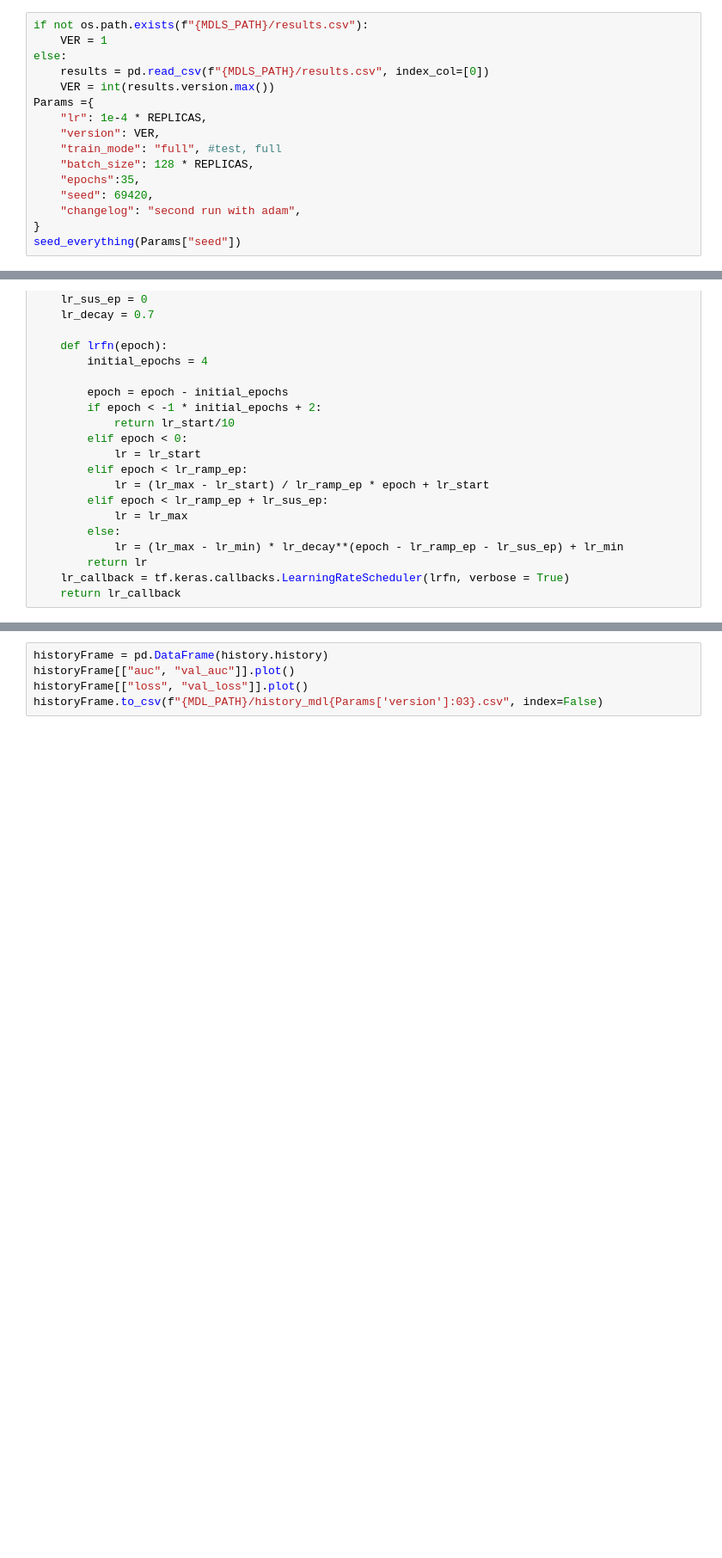
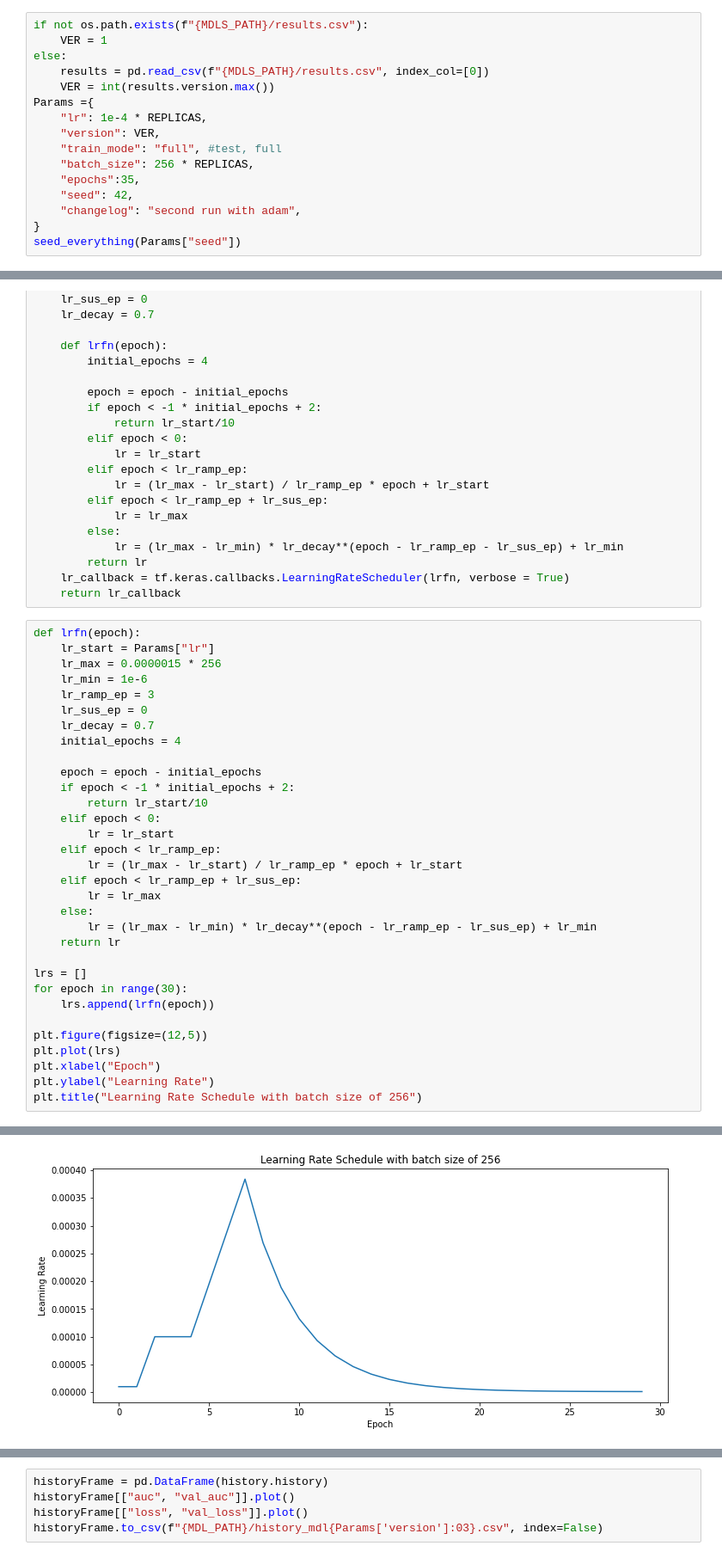
Before and after one commit to jillerhaus/KaggleG2Net, a Jupyter notebook: working/train.ipynb, the cells around one changed output, grey strips where cells are left out. Shown: that part at 86% size. Saved outputs shown, nothing was run; the diff lists cells and outputs as text; blank space fills up the shorter version.

```diff
--- a/working/train.ipynb
+++ b/working/train.ipynb
@@ -128,9 +169,9 @@ Params ={
     "lr": 1e-4 * REPLICAS,
     "version": VER,
     "train_mode": "full", #test, full
-    "batch_size": 128 * REPLICAS,
+    "batch_size": 256 * REPLICAS,
     "epochs":35,
-    "seed": 69420,
+    "seed": 42,
     "changelog": "second run with adam",
 }
 seed_everything(Params["seed"])
@@ -648,3 +632,36 @@ def get_lr_callback(batch_size=8):
         return lr
     lr_callback = tf.keras.callbacks.LearningRateScheduler(lrfn, verbose = True)
     return lr_callback
+# %%
+def lrfn(epoch):
+    lr_start = Params["lr"]
+    lr_max = 0.0000015 * 256
+    lr_min = 1e-6
+    lr_ramp_ep = 3
+    lr_sus_ep = 0
+    lr_decay = 0.7
+    initial_epochs = 4
+
+    epoch = epoch - initial_epochs
+    if epoch < -1 * initial_epochs + 2:
+        return lr_start/10
+    elif epoch < 0:
+        lr = lr_start
+    elif epoch < lr_ramp_ep:
+        lr = (lr_max - lr_start) / lr_ramp_ep * epoch + lr_start
+    elif epoch < lr_ramp_ep + lr_sus_ep:
+        lr = lr_max
+    else:
+        lr = (lr_max - lr_min) * lr_decay**(epoch - lr_ramp_ep - lr_sus_ep) + lr_min
+    return lr
+
+lrs = []
+for epoch in range(30):
+    lrs.append(lrfn(epoch))
+
+plt.figure(figsize=(12,5))
+plt.plot(lrs)
+plt.xlabel("Epoch")
+plt.ylabel("Learning Rate")
+plt.title("Learning Rate Schedule with batch size of 256")
+# %% [output]
@@ -650,0 +669 @@ def get_lr_callback(batch_size=8):
+[figure, added]
```
Also changed, not shown: parts of 69 cells of this notebook.
